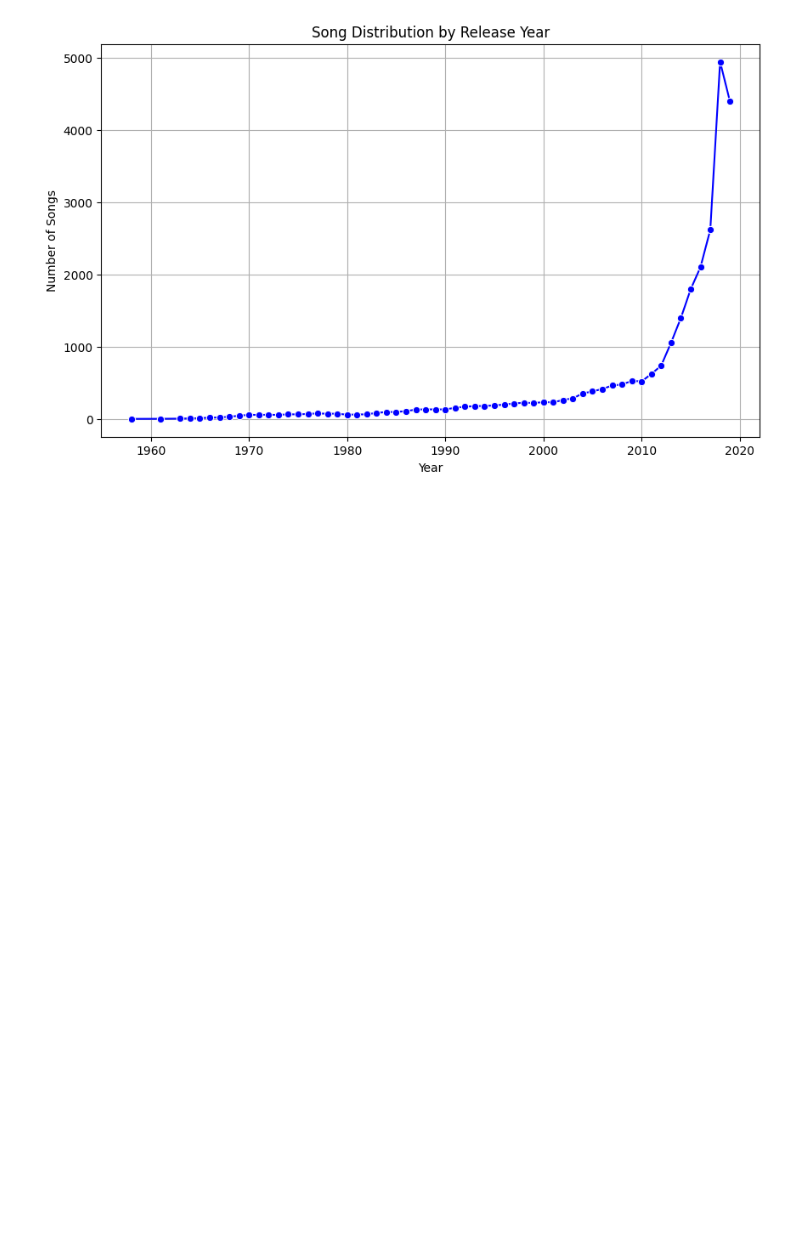
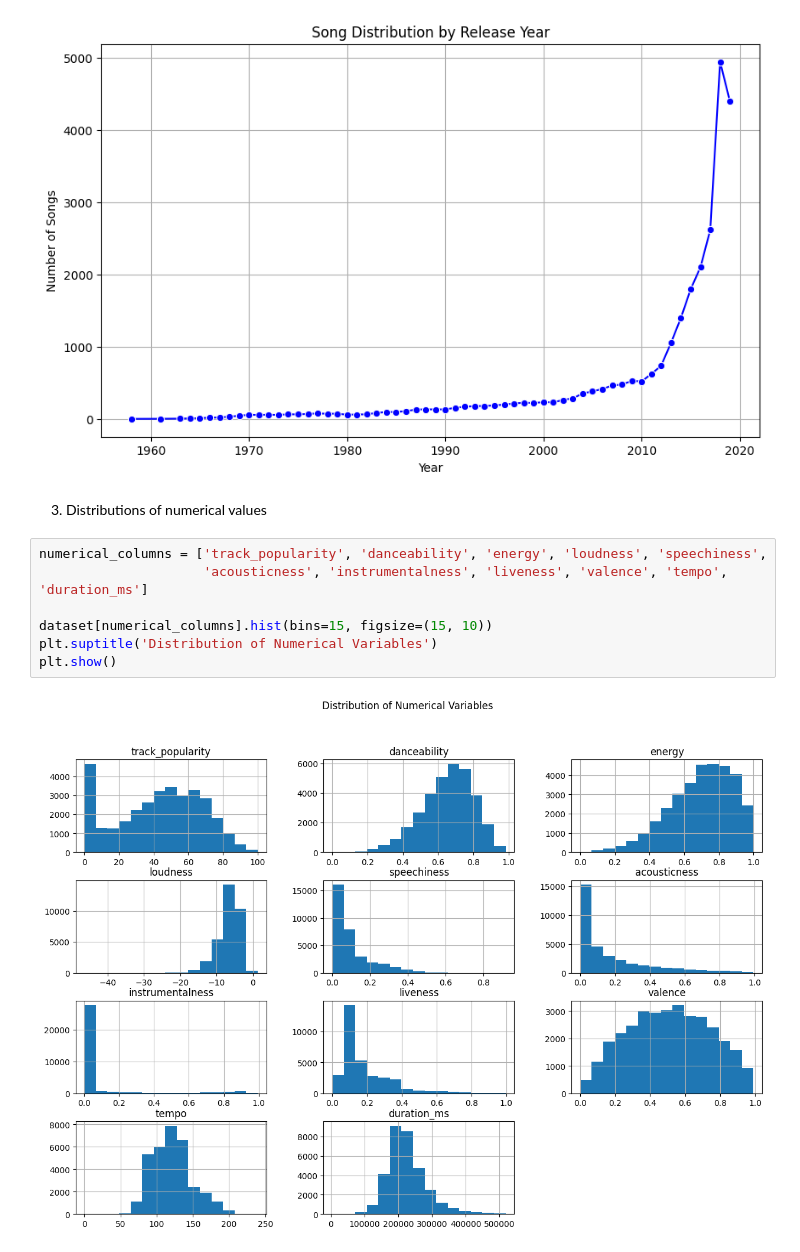
Before and after one commit to Darknight47/Data-Science-Project-02, a Jupyter notebook: music_recommendation.ipynb, the cells around one changed output. Saved outputs shown, nothing was run; the diff lists cells and outputs as text; blank space fills up the shorter version.

```diff
--- a/music_recommendation.ipynb
+++ b/music_recommendation.ipynb
@@ -120,3 +120,14 @@ plt.grid(True)
 plt.show()
 # %% [output]
 [figure]
+# %% [markdown]
+3. Distributions of numerical values
+# %%
+numerical_columns = ['track_popularity', 'danceability', 'energy', 'loudness', 'speechiness',
+                     'acousticness', 'instrumentalness', 'liveness', 'valence', 'tempo', 'duration_ms']
+
+dataset[numerical_columns].hist(bins=15, figsize=(15, 10))
+plt.suptitle('Distribution of Numerical Variables')
+plt.show()
+# %% [output]
+[figure, added]
```
Also changed, not shown: parts of 1 cell of this notebook.
